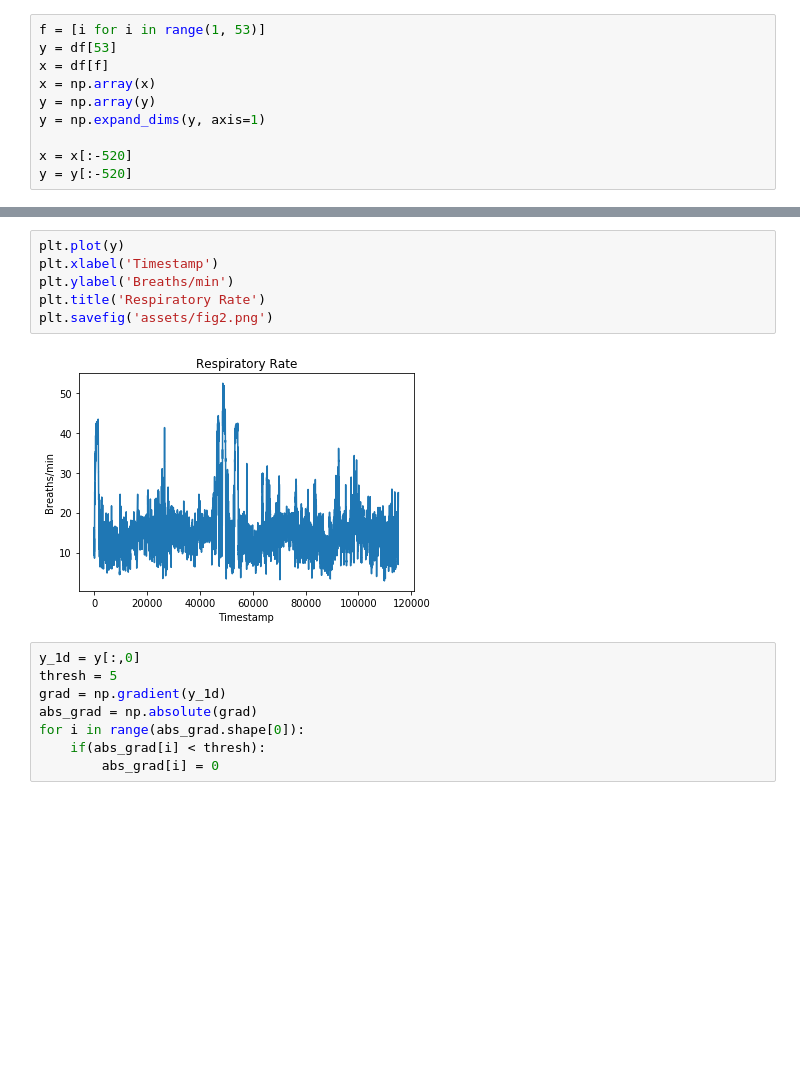
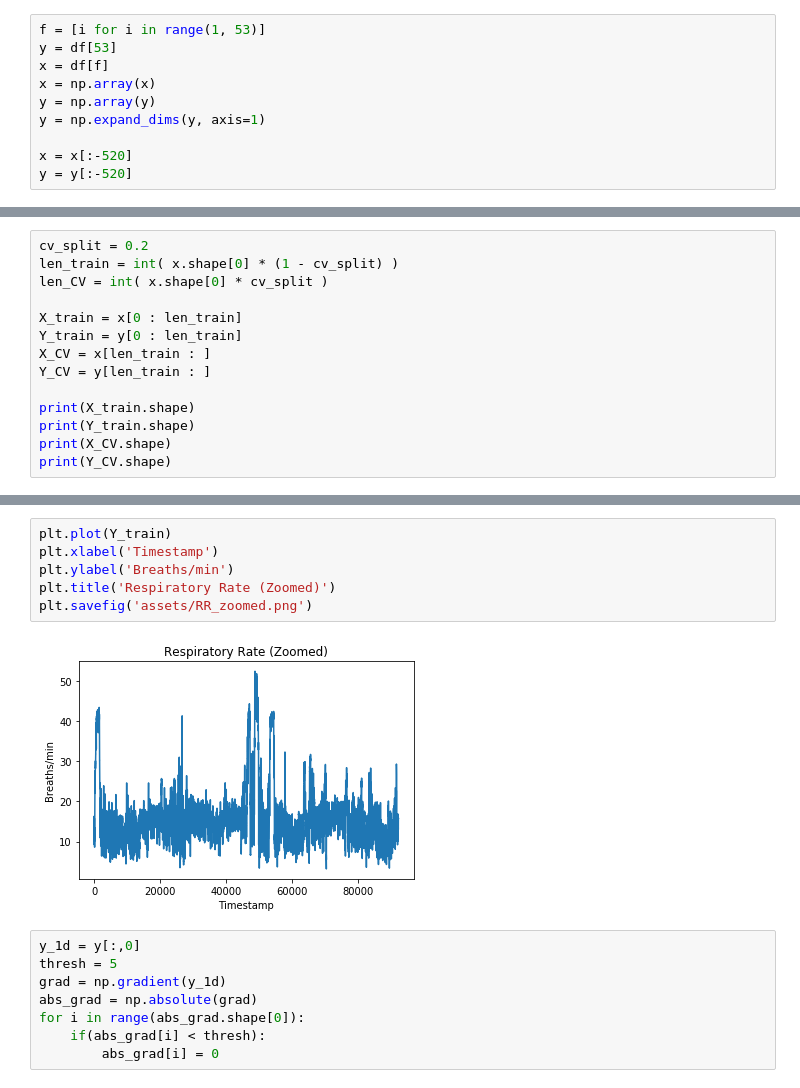
Before and after one commit to suraj-maniyar/Time-Series-Prediction, a Jupyter notebook: src/LSTM.ipynb, the cells around one changed output, grey strips where cells are left out. Drawn from its saved outputs; the diff is of its cells as text; blank space fills up the shorter version.

```diff
--- a/src/LSTM.ipynb
+++ b/src/LSTM.ipynb
@@ -57,0 +55,14 @@ print(y.shape)
+# %%
+cv_split = 0.2
+len_train = int( x.shape[0] * (1 - cv_split) )
+len_CV = int( x.shape[0] * cv_split )
+
+X_train = x[0 : len_train]
+Y_train = y[0 : len_train]
+X_CV = x[len_train : ]
+Y_CV = y[len_train : ]
+
+print(X_train.shape)
+print(Y_train.shape)
+print(X_CV.shape)
+print(Y_CV.shape)
@@ -58,11 +82,11 @@ print(y.shape)
 # %%
-plt.plot(y)
+plt.plot(Y_train)
 plt.xlabel('Timestamp')
 plt.ylabel('Breaths/min')
-plt.title('Respiratory Rate')
-plt.savefig('assets/fig2.png')
+plt.title('Respiratory Rate (Zoomed)')
+plt.savefig('assets/RR_zoomed.png')
 # %% [output]
-[figure, old version]
+[figure, new version]
 # %%
 y_1d = y[:,0]
 thresh = 5
```
Also changed, not shown: parts of 3 cells of this notebook, 5 other files.
